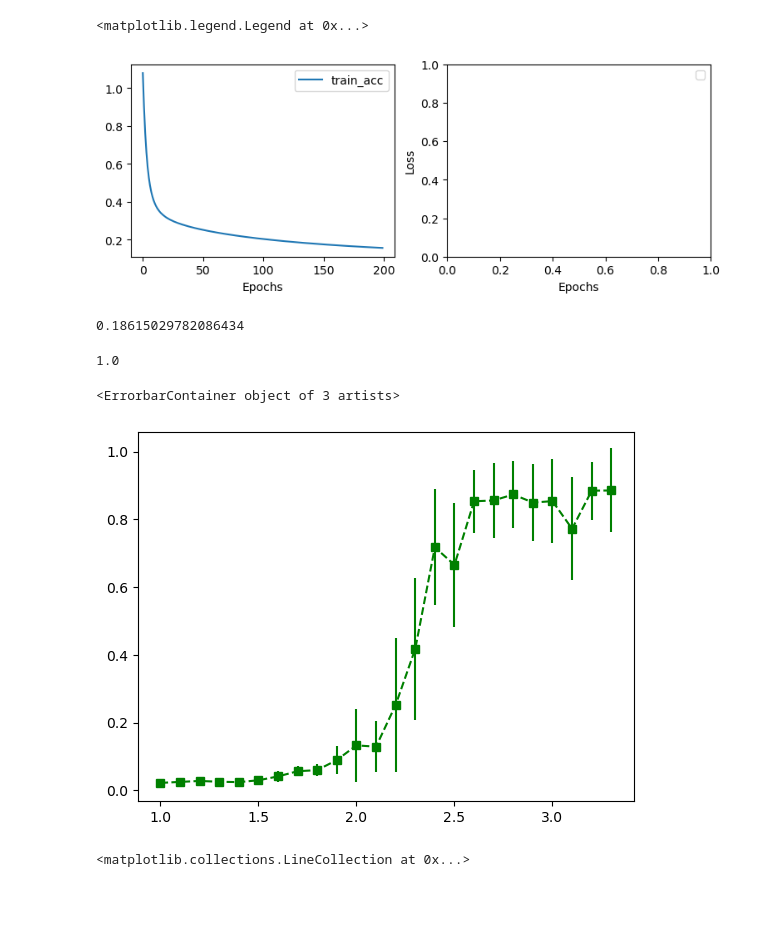
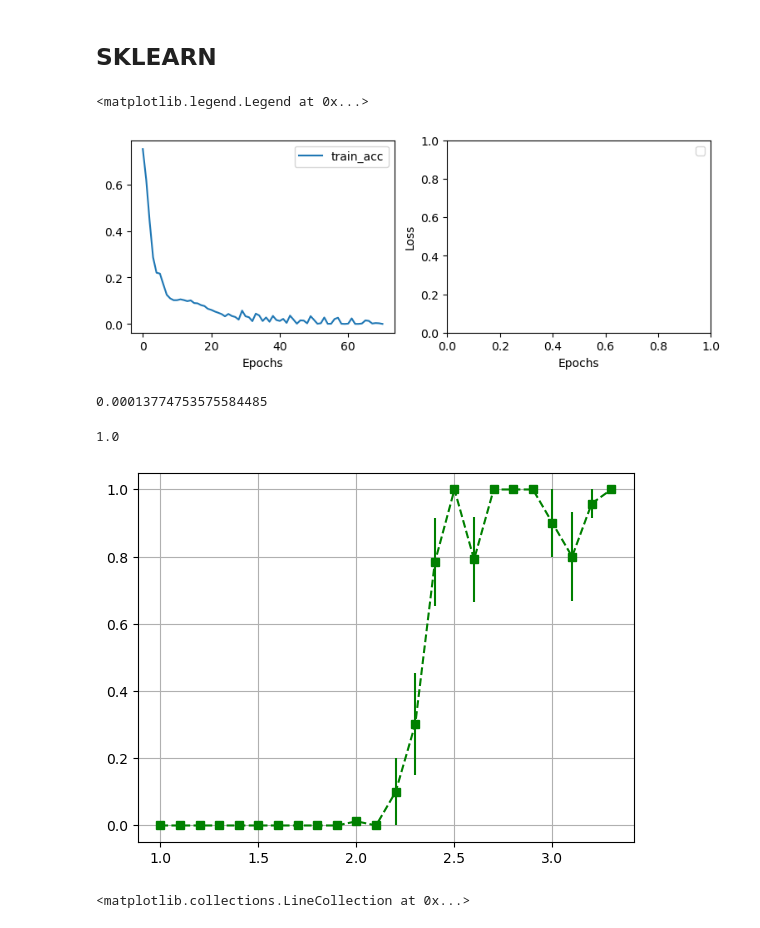
Before and after one commit to feanor3/tesi, a Jupyter notebook: analysis.ipynb, the cells around one changed output. Saved outputs shown, nothing was run; the diff lists cells and outputs as text; code cells hidden in the pictures; blank space fills up the shorter version.

```diff
--- a/analysis.ipynb
+++ b/analysis.ipynb
@@ -95,3 +91,5 @@ plt.errorbar(temp_test[3], y[:,:,0].mean(axis=0), y[:,:,0].std(axis=0), fmt='s--
+# %% [markdown]
+## SKLEARN
 # %%
 # training with sklearn
 
@@ -124,7 +122,7 @@ t_val = t[a:]
 
 
 # using skleanr
-clf = MLPClassifier(activation='relu', solver='sgd',alpha=0, momentum=0, nesterovs_momentum=False, power_t=0.1)
+clf = MLPClassifier(activation='relu', solver='sgd',alpha=0, momentum=1, nesterovs_momentum=False, power_t=1)
 clf.fit(data_train, t_train)
 
 # plotting accuracy and loss
@@ -141,11 +139,11 @@ ax1.set_xlabel("Epochs"), ax2.set_xlabel("Epochs")
 ax2.legend(["train_loss", "val_loss"])
 # %% [output]
 <matplotlib.legend.Legend at 0x...>
-[figure, old version]
+[figure, new version]
 # %%
 min(clf.loss_curve_)
 # %% [output]
-0.18615029782086434
+0.00013774753575584485
 # %%
 clf.score(data_test[4], t_test[0])
 # %% [output]
@@ -155,10 +153,12 @@ clf.score(data_test[4], t_test[0])
 flattened = data_test.reshape(-1, L*L)
 y = clf.predict_proba(flattened).reshape(10, 24, 2)
 # %%
-plt.errorbar(temp_test[3], y[:,:,0].mean(axis=0), y[:,:,0].std(axis=0), fmt='s--g')
+train_size = 10
+errors = y[:,:,0].std(axis=0, ddof=1) / np.sqrt(train_size)  # std/(N-1)
+plt.errorbar(temp_test[3], y[:,:,0].mean(axis=0), errors, fmt='s--g')
+plt.grid(True)
 # %% [output]
-<ErrorbarContainer object of 3 artists>
-[figure, old version]
+[figure, new version]
 # %%
 out = clf.predict_proba(data_val)
 plt.scatter(temps[a:], out[:,1], marker='x', c=clf.predict(data_val) )
```
Also changed, not shown: parts of 8 cells of this notebook, 1 other file.
